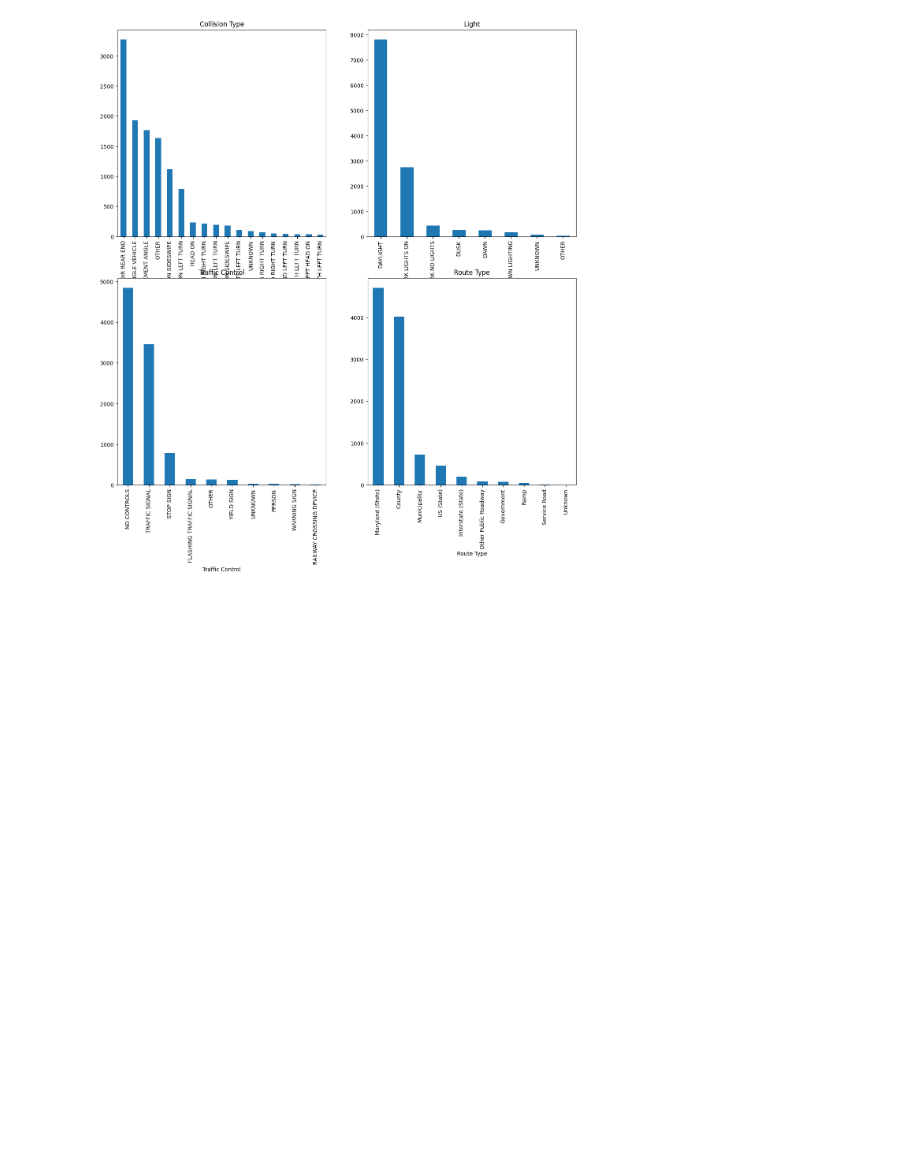
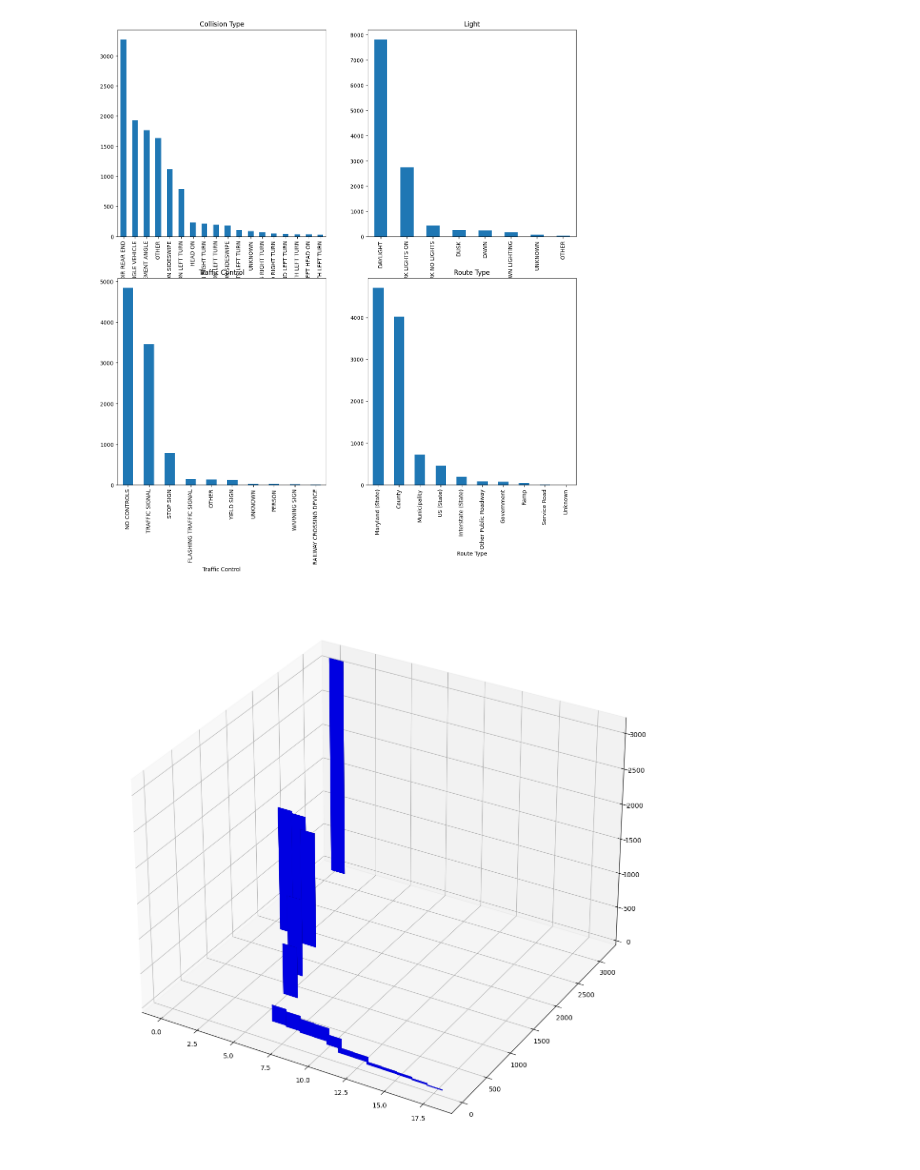
Before and after one commit to WltrH/Data-Accidents, a Jupyter notebook: Analisys.ipynb, the cells around one changed output. Saved outputs shown, nothing was run; the diff lists cells and outputs as text; code cells hidden in the pictures; blank space fills up the shorter version.

Commit message:
Graph sur différente années

```diff
--- a/Analisys.ipynb
+++ b/Analisys.ipynb
@@ -232,3 +223,25 @@ df['Route Type'].value_counts().plot(kind='bar', ax=axs[1, 1], title='Route Type
 plt.show()
 # %% [output]
 [figure]
+# %%
+#création d'un graphique bar en 3D sur les accidents par type de collision
+import matplotlib.pyplot as plt
+from mpl_toolkits.mplot3d import Axes3D
+import numpy as np
+
+fig = plt.figure(figsize=(15, 15))
+ax = fig.add_subplot(111, projection='3d')
+
+x = np.arange(len(df['Collision Type'].value_counts().index))
+y = df['Collision Type'].value_counts().values
+z = np.zeros_like(x)
+
+dx = np.ones_like(x)
+dy = np.ones_like(y)
+dz = df['Collision Type'].value_counts().values
+
+ax.bar3d(x, y, z, dx, dy, dz, color='b', zsort='average')
+
+plt.show()
+# %% [output]
+[figure, added]
```
Also changed, not shown: parts of 5 cells of this notebook.
